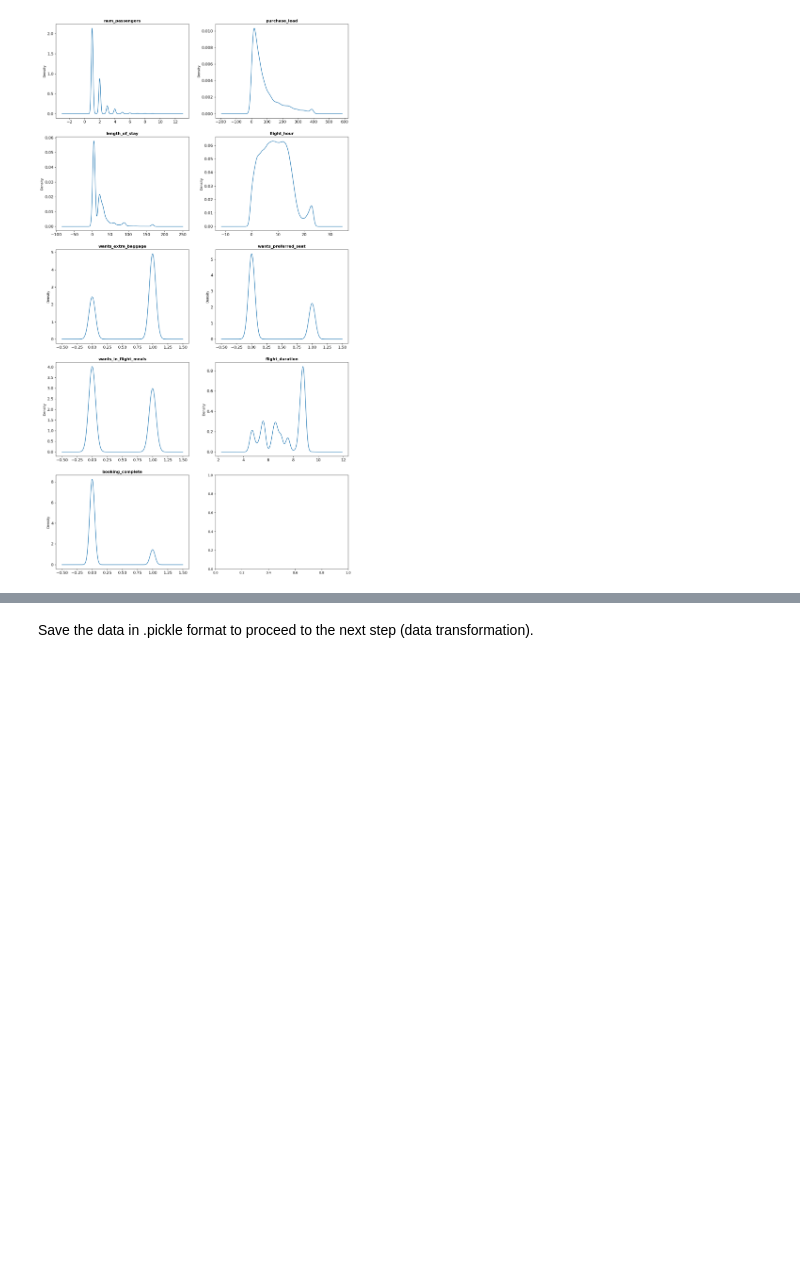
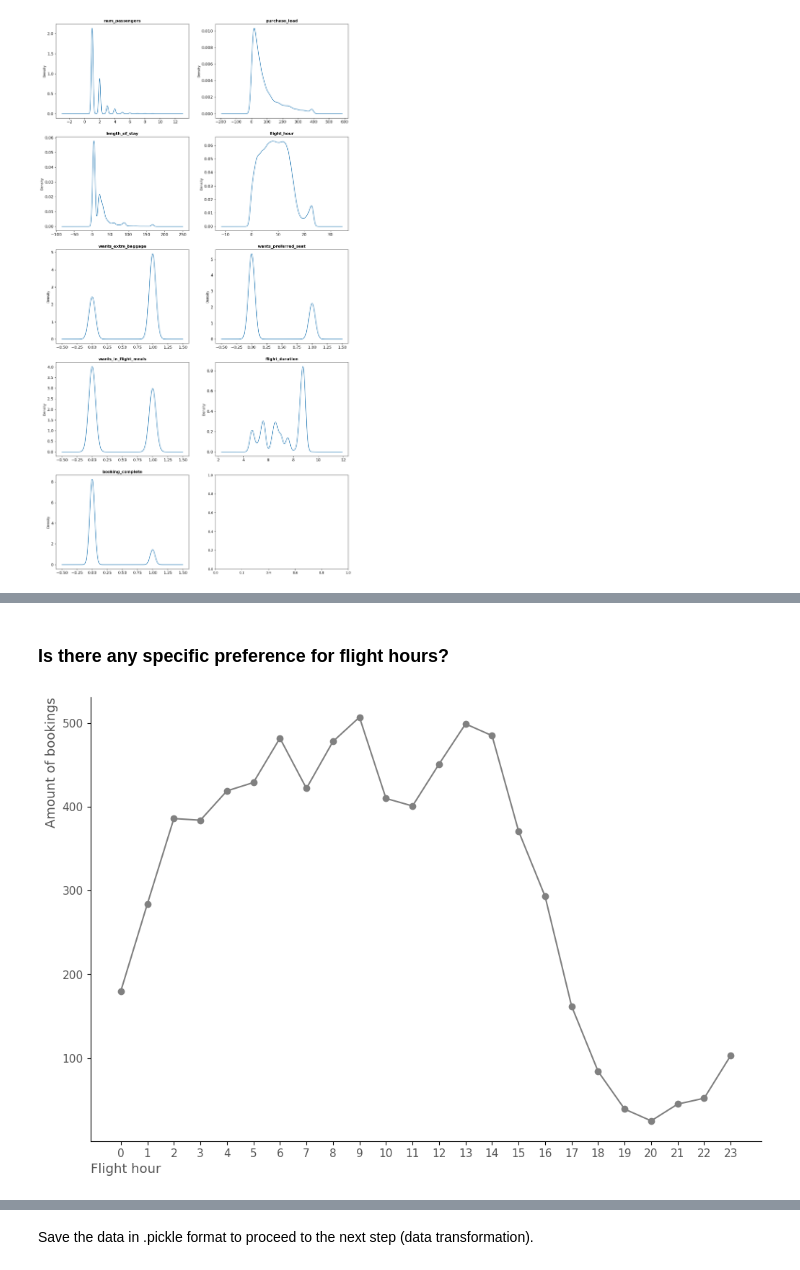
Before and after one commit to luis-cj/data-science-british-airways, a Jupyter notebook: 2_Task2_EDA.ipynb, the cells around one changed output, grey strips where cells are left out. Cells and saved outputs as stored; diff of their text form; code cells hidden in the pictures; blank space fills up the shorter version.

```diff
--- a/2_Task2_EDA.ipynb
+++ b/2_Task2_EDA.ipynb
@@ -133,0 +154,14 @@ Further insights could be worked out if this was a discovery project. Then, for
+# %% [markdown]
+### Is there any specific preference for flight hours?
+# %%
+g = df[df["booking_complete"] == 1]["flight_hour"].value_counts().sort_index(ascending=True).plot(kind="line", marker="o", color="gray", figsize=(12,8))
+
+plt.xticks(size=11, color="#555555")
+plt.yticks(size=11, color="#555555")
+plt.ylabel("Amount of bookings", size=13, color="#555555", loc="top")
+plt.xlabel("Flight hour", size=13, color="#555555", loc="left")
+g.set_xticks(range(0,24))
+plt.gca().spines['top'].set_visible(False)
+plt.gca().spines['right'].set_visible(False)
+# %% [output]
+[figure, added]
```
Also changed, not shown: parts of 10 cells of this notebook.
